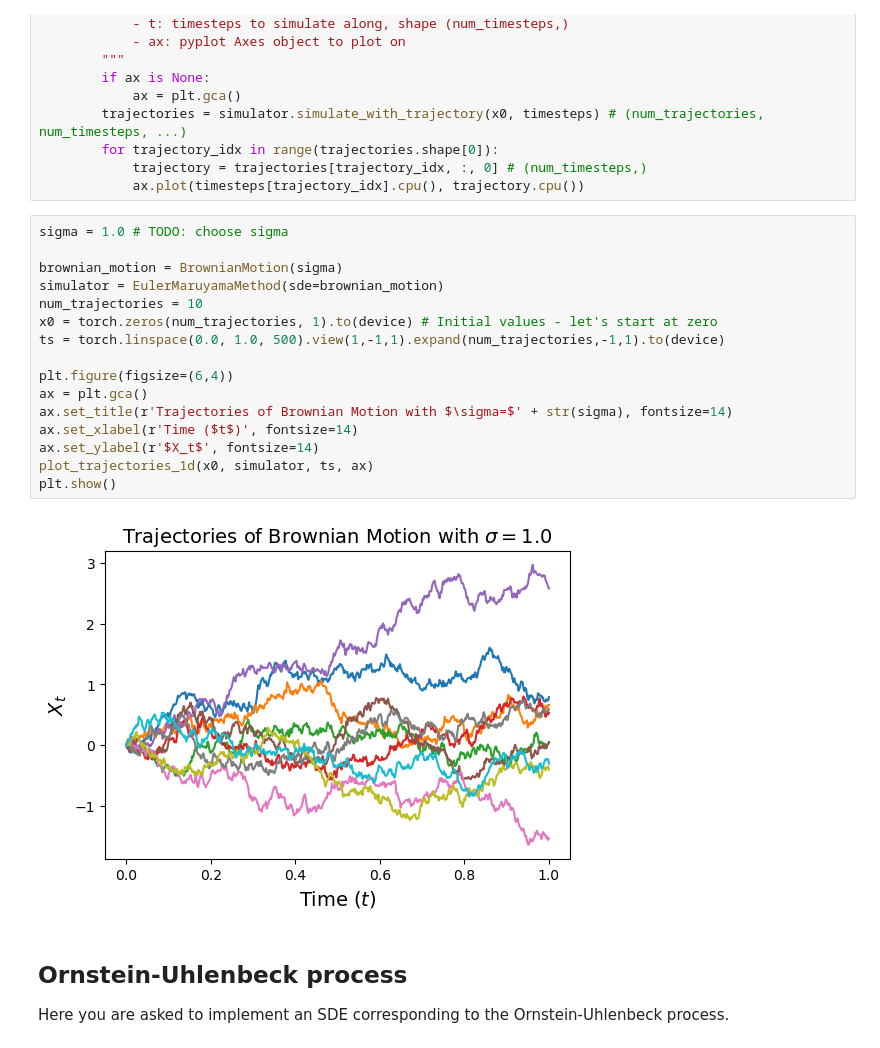
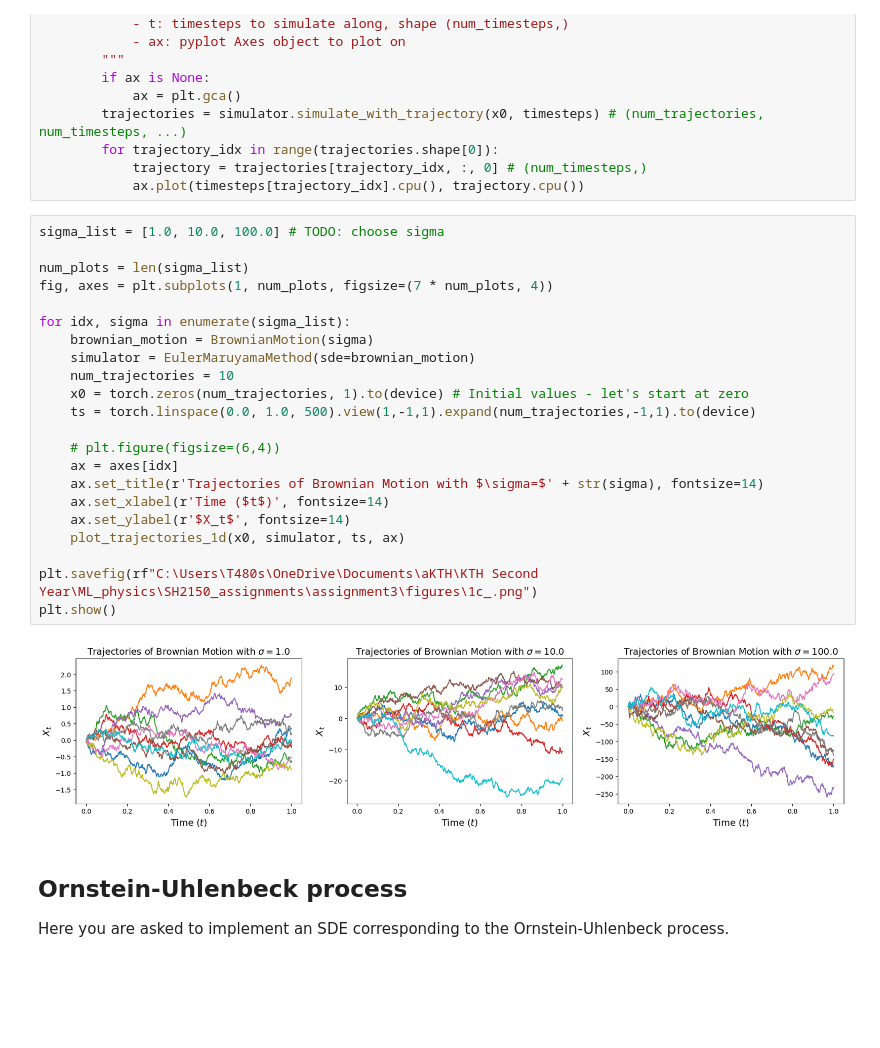
Before and after one commit to ScottMcHaffie/SH2150_assignments, a Jupyter notebook: assignment3/Assignment_3.ipynb, the cells around one changed output. Drawn from its saved outputs; the diff is of its cells as text; blank space fills up the shorter version.

```diff
--- a/assignment3/Assignment_3.ipynb
+++ b/assignment3/Assignment_3.ipynb
@@ -196,23 +196,29 @@ def plot_trajectories_1d(x0: torch.Tensor, simulator: EulerMaruyamaMethod, times
             trajectory = trajectories[trajectory_idx, :, 0] # (num_timesteps,)
             ax.plot(timesteps[trajectory_idx].cpu(), trajectory.cpu())
 # %%
-sigma = 1.0 # TODO: choose sigma
+sigma_list = [1.0, 10.0, 100.0] # TODO: choose sigma
 
-brownian_motion = BrownianMotion(sigma)
-simulator = EulerMaruyamaMethod(sde=brownian_motion)
-num_trajectories = 10
-x0 = torch.zeros(num_trajectories, 1).to(device) # Initial values - let's start at zero
-ts = torch.linspace(0.0, 1.0, 500).view(1,-1,1).expand(num_trajectories,-1,1).to(device)
+num_plots = len(sigma_list)
+fig, axes = plt.subplots(1, num_plots, figsize=(7 * num_plots, 4))
 
-plt.figure(figsize=(6,4))
-ax = plt.gca()
-ax.set_title(r'Trajectories of Brownian Motion with $\sigma=$' + str(sigma), fontsize=14)
-ax.set_xlabel(r'Time ($t$)', fontsize=14)
-ax.set_ylabel(r'$X_t$', fontsize=14)
-plot_trajectories_1d(x0, simulator, ts, ax)
+for idx, sigma in enumerate(sigma_list):
+    brownian_motion = BrownianMotion(sigma)
+    simulator = EulerMaruyamaMethod(sde=brownian_motion)
+    num_trajectories = 10
+    x0 = torch.zeros(num_trajectories, 1).to(device) # Initial values - let's start at zero
+    ts = torch.linspace(0.0, 1.0, 500).view(1,-1,1).expand(num_trajectories,-1,1).to(device)
+
+    # plt.figure(figsize=(6,4))
+    ax = axes[idx]
+    ax.set_title(r'Trajectories of Brownian Motion with $\sigma=$' + str(sigma), fontsize=14)
+    ax.set_xlabel(r'Time ($t$)', fontsize=14)
+    ax.set_ylabel(r'$X_t$', fontsize=14)
+    plot_trajectories_1d(x0, simulator, ts, ax)
+
+plt.savefig(rf"C:\Users\T480s\OneDrive\Documents\aKTH\KTH Second Year\ML_physics\SH2150_assignments\assignment3\figures\1c_.png")
 plt.show()
 # %% [output]
-[figure, old version]
+[figure, new version]
 # %% [markdown]
 ## Ornstein-Uhlenbeck process
 Here you are asked to implement an SDE corresponding to the Ornstein-Uhlenbeck process.
```
Also changed, not shown: parts of 2 cells of this notebook.
